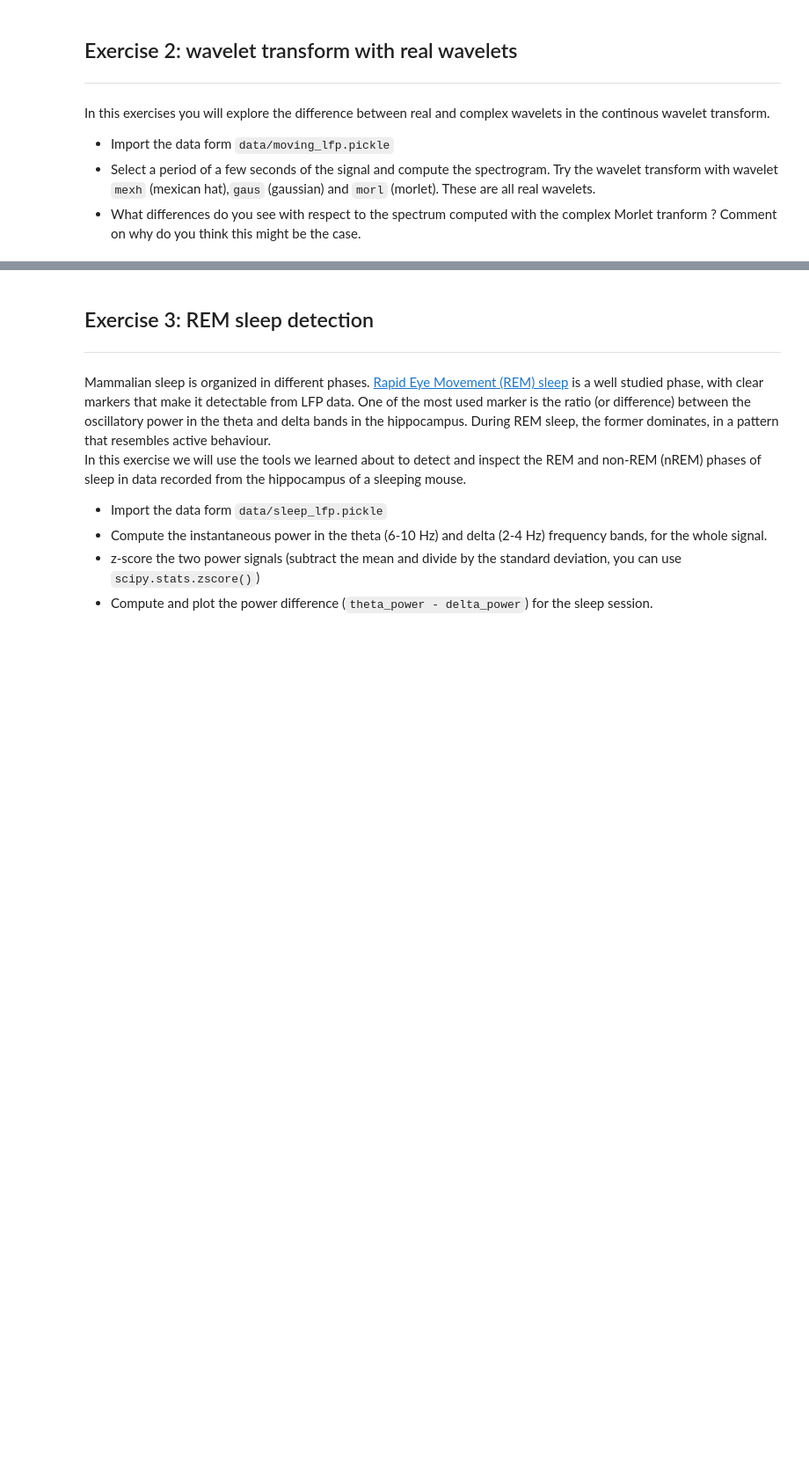
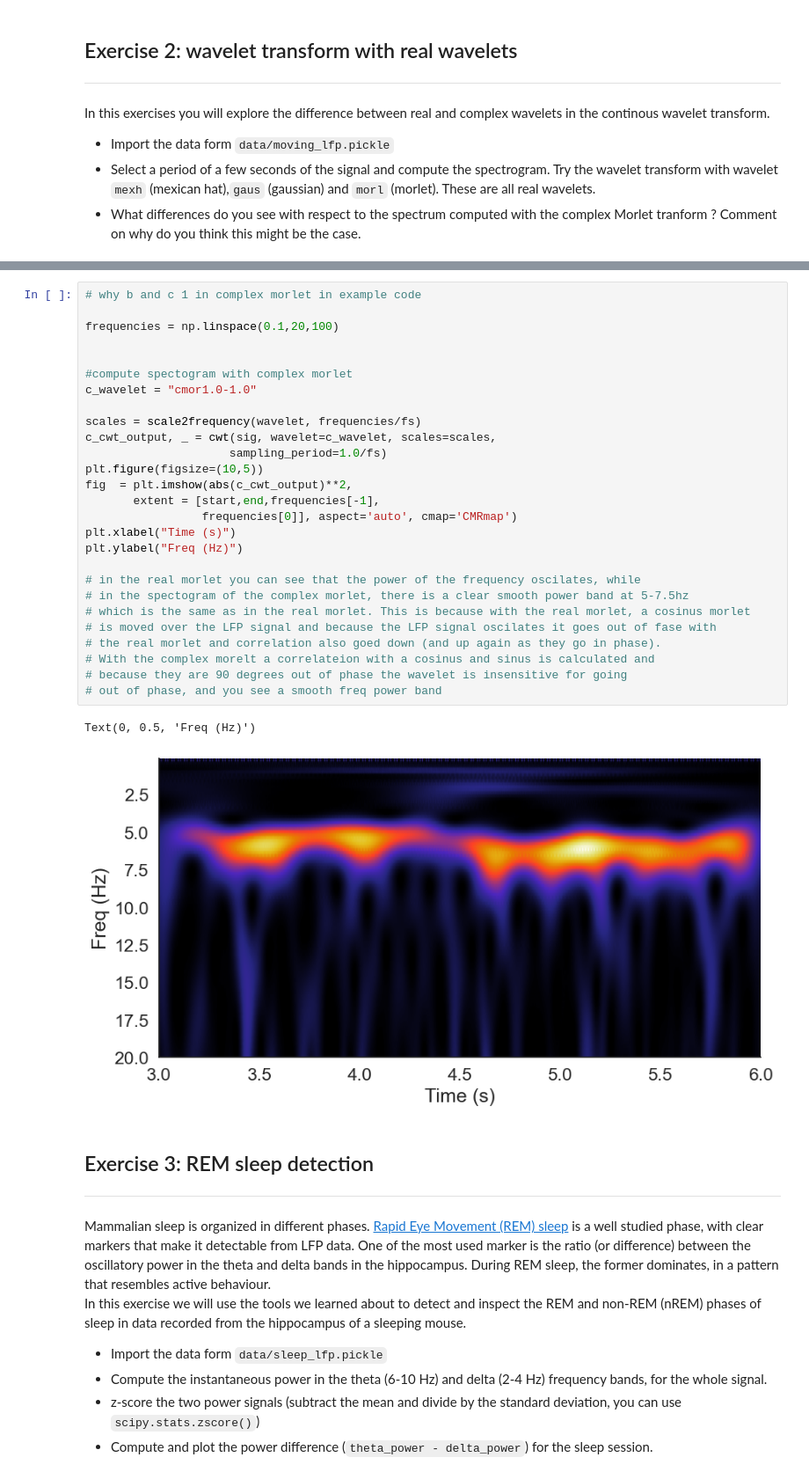
Before and after one commit to lbroekema/neuro-analysis, a Jupyter notebook: exercises_LFP.ipynb, the cells around one changed output, grey strips where cells are left out. Shown at 88% size. Saved outputs shown, nothing was run; the diff lists cells and outputs as text; blank space fills up the shorter version.

```diff
--- a/exercises_LFP.ipynb
+++ b/exercises_LFP.ipynb
@@ -124,3 +244,33 @@ In this exercises you will explore the difference between real and complex wavel
+# %%
+# why b and c 1 in complex morlet in example code
+
+frequencies = np.linspace(0.1,20,100)
+
+
+#compute spectogram with complex morlet
+c_wavelet = "cmor1.0-1.0"
+
+scales = scale2frequency(wavelet, frequencies/fs)
+c_cwt_output, _ = cwt(sig, wavelet=c_wavelet, scales=scales,
+                     sampling_period=1.0/fs)
+plt.figure(figsize=(10,5))
+fig  = plt.imshow(abs(c_cwt_output)**2,
+       extent = [start,end,frequencies[-1],
+                 frequencies[0]], aspect='auto', cmap='CMRmap')
+plt.xlabel("Time (s)")
+plt.ylabel("Freq (Hz)")
+
+# in the real morlet you can see that the power of the frequency oscilates, while
+# in the spectogram of the complex morlet, there is a clear smooth power band at 5-7.5hz
+# which is the same as in the real morlet. This is because with the real morlet, a cosinus morlet
+# is moved over the LFP signal and because the LFP signal oscilates it goes out of fase with
+# the real morlet and correlation also goed down (and up again as they go in phase).
+# With the complex morelt a correlateion with a cosinus and sinus is calculated and
+# because they are 90 degrees out of phase the wavelet is insensitive for going
+# out of phase, and you see a smooth freq power band
+# %% [output]
+Text(0, 0.5, 'Freq (Hz)')
+[figure, added]
 # %% [markdown]
 ## Exercise 3: REM sleep detection
 ---
```
Also changed, not shown: parts of 12 cells of this notebook.
